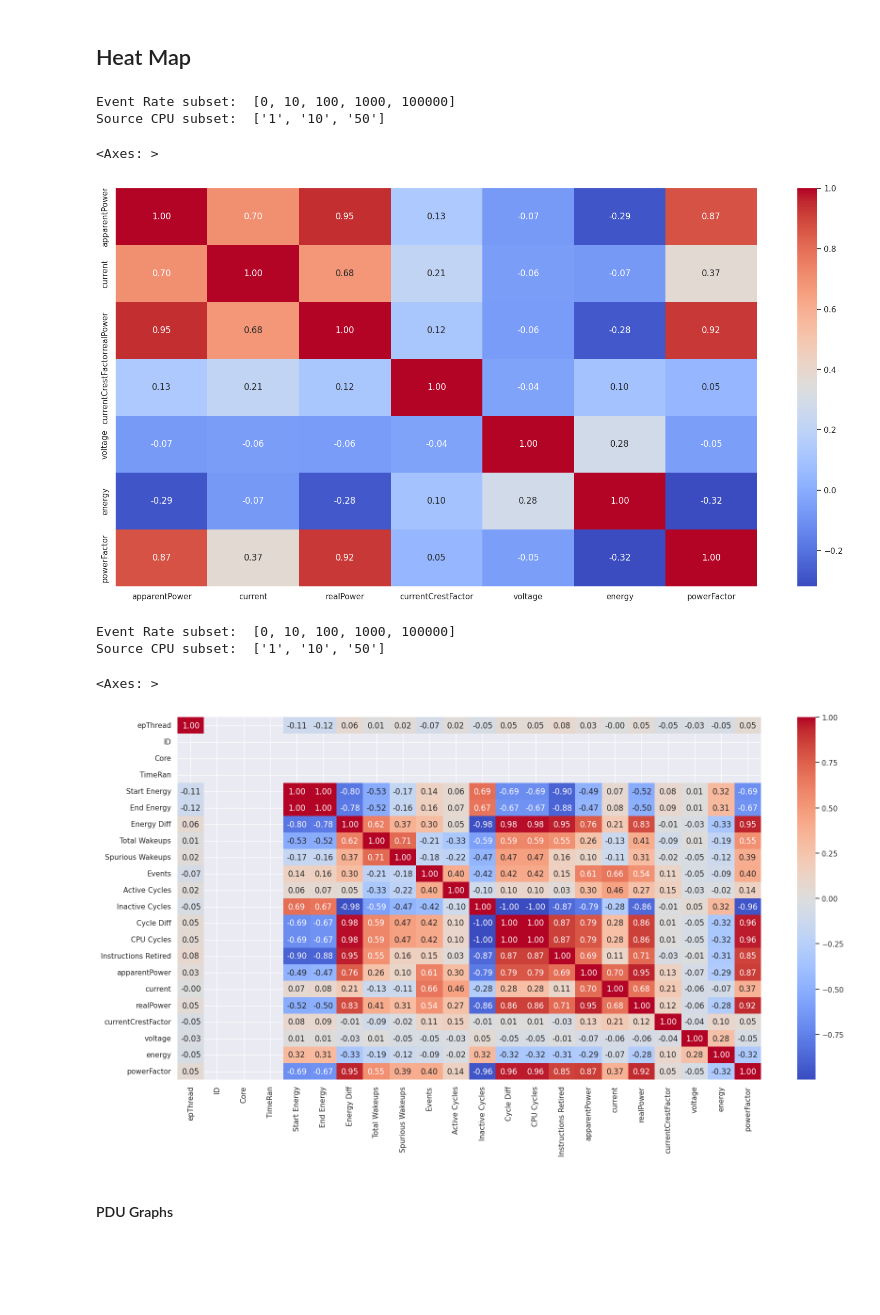
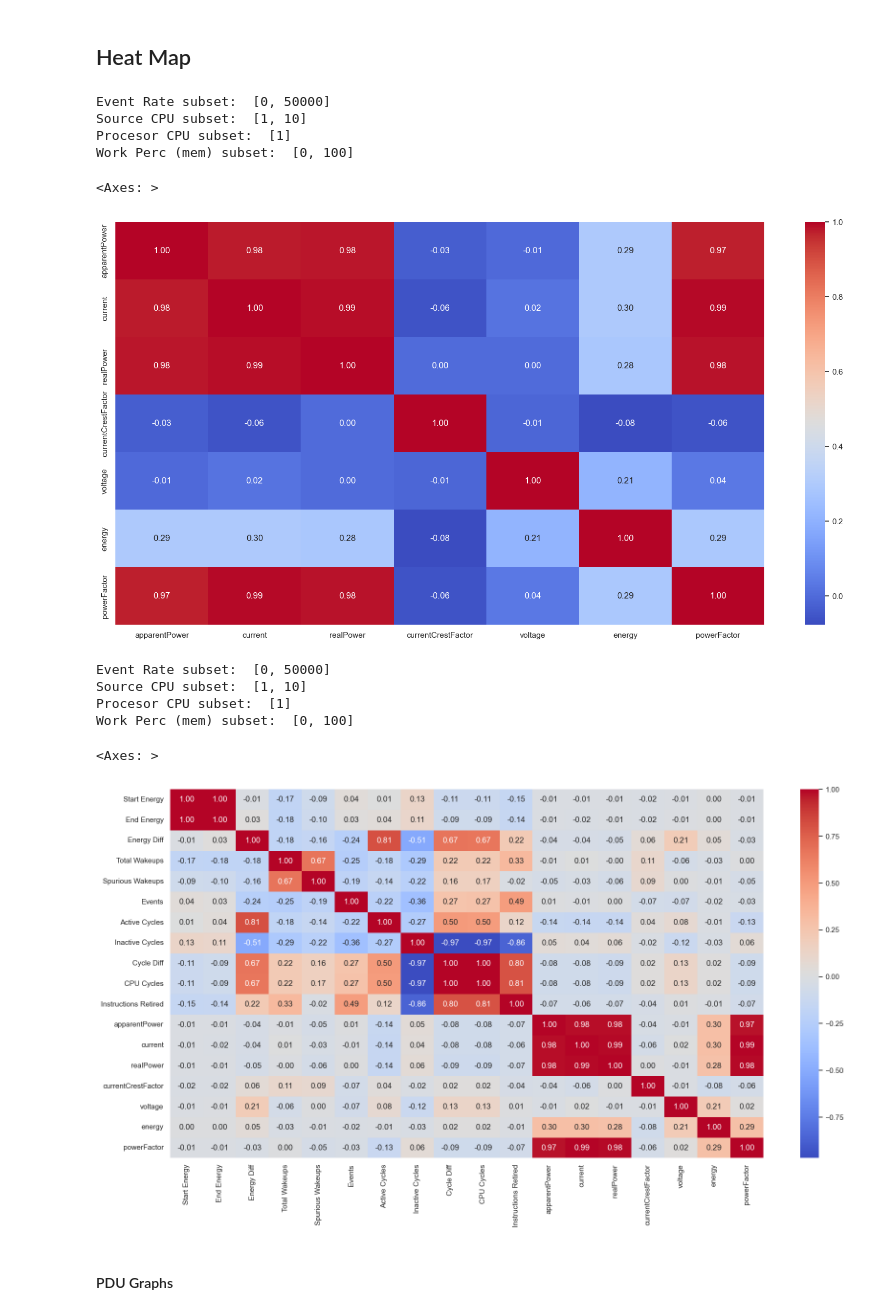
Before and after one commit to jappavoo/wfey, a Jupyter notebook: notebooks/pdu_wModule_graphs.ipynb, the cells around one changed output. Drawn from its saved outputs; the diff is of its cells as text; code cells hidden in the pictures; blank space fills up the shorter version.

```diff
--- a/notebooks/pdu_wModule_graphs.ipynb
+++ b/notebooks/pdu_wModule_graphs.ipynb
@@ -72,21 +24,0 @@ PDU Cols:  ['apparentPower', 'current', 'realPower', 'currentCrestFactor', 'volt
-# %%
-sns.set_palette("Paired")
-pd.options.mode.chained_assignment = None
-
-eventsubset=[0, 10, 100, 1000, 100000]
-#eventsubset=[0, 50000]
-sourceCPUsubset=["1", "10", "50"]
-#sourceCPUsubset=["1"]
-
-bm_var_to_compare = 'Instructions Retired'
-ENERGY_COLUMN='Energy Diff'
-
-def return_df(df):
-    print("Event Rate subset: ", eventsubset)
-    print("Source CPU subset: ", sourceCPUsubset)
-    return df[ (df['eventrate'].isin(eventsubset)) & (df['sourceCPUs'].isin(sourceCPUsubset))].copy()
-
-def return_config_set(df, event, scpu):
-    return ( df[ (df['eventrate'] == event) & (df['sourceCPUs'] == scpu)] )
-
-df_used = return_df(bm_output)
@@ -98,29 +27,33 @@ Source CPU subset:  ['1', '10', '50']
 # %% [markdown]
 ## Heat Map
 # %%
-df_used = return_df(pdu_output_flat)
+df_used = return_df(bm_pdu_output_flat)
 output_cols = common_cols[2:0] + pdu_cols
 corr = df_used[output_cols].corr()
 
 fig, ax = plt.subplots(figsize=(20, 10))
 sns.heatmap(corr, annot=True, cmap='coolwarm', fmt='.2f')
 # %% [output]
-Event Rate subset:  [0, 10, 100, 1000, 100000]
-Source CPU subset:  ['1', '10', '50']
+Event Rate subset:  [0, 50000]
+Source CPU subset:  [1, 10]
+Procesor CPU subset:  [1]
+Work Perc (mem) subset:  [0, 100]
 <Axes: >
-[figure, old version]
+[figure, new version]
 # %%
-df_used = return_df(pdu_output_flat)
-output_cols = bm_cols + pdu_cols
+df_used = return_df(bm_perf_pdu_output_flat)
+output_cols = bm_cols[4:] + pdu_cols
 corr = df_used[output_cols].corr()
 
 fig, ax = plt.subplots(figsize=(20, 10))
 sns.heatmap(corr, annot=True, cmap='coolwarm', fmt='.2f')
 # %% [output]
-Event Rate subset:  [0, 10, 100, 1000, 100000]
-Source CPU subset:  ['1', '10', '50']
+Event Rate subset:  [0, 50000]
+Source CPU subset:  [1, 10]
+Procesor CPU subset:  [1]
+Work Perc (mem) subset:  [0, 100]
 <Axes: >
-[figure, old version]
+[figure, new version]
 # %% [markdown]
 #### PDU Graphs
 # %% [markdown]
```
Also changed, not shown: parts of 7 cells of this notebook, 2 other files.
